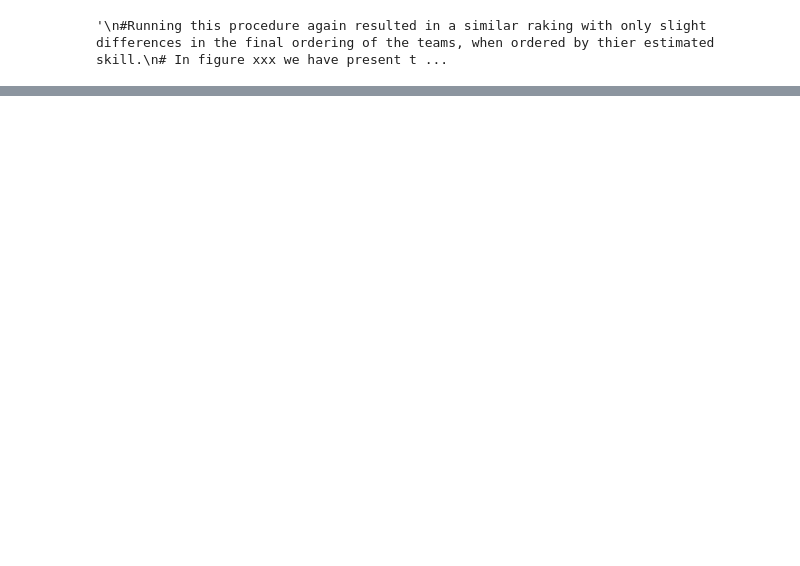
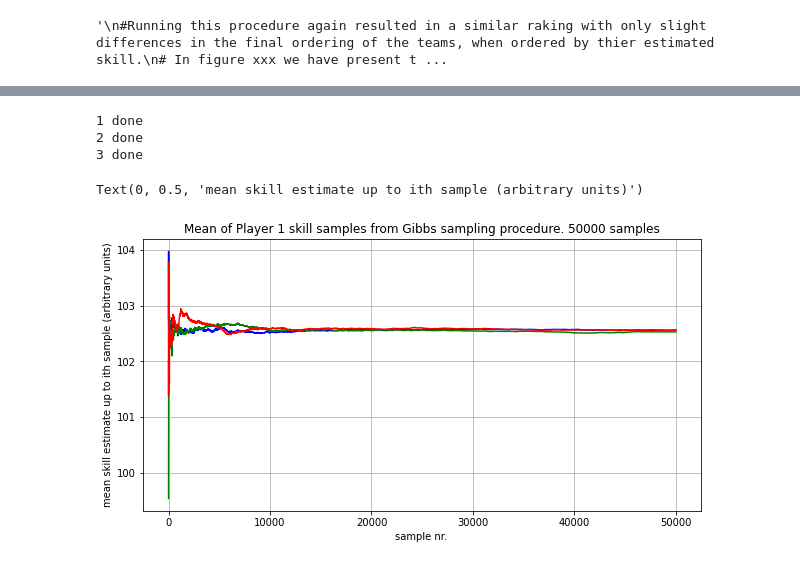
Before and after one commit to MohammedAlJaff/adv_prob_ml_mini_project_2020, a Jupyter notebook: MiniP Q4-5-6.ipynb, the cells around one changed output, grey strips where cells are left out. Cells and saved outputs as stored; diff of their text form; code cells hidden in the pictures; blank space fills up the shorter version.

```diff
--- a/MiniP Q4-5-6.ipynb
+++ b/MiniP Q4-5-6.ipynb
@@ -346,35 +319,47 @@ s_obs_1, t_obs_1 = gibbs_sampler(L=nr_of_samples,
                              player_1_stats=player_1_stats,
                              player_2_stats=player_2_stats,
                              t_game=match_outcome)
+print('1 done')
 
 s_obs_2, t_obs_2 = gibbs_sampler(L=nr_of_samples,
                              player_1_stats=player_1_stats,
                              player_2_stats=player_2_stats,
                              t_game=match_outcome)
+print('2 done')
 
 s_obs_3, t_obs_3 = gibbs_sampler(L=nr_of_samples,
                              player_1_stats=player_1_stats,
                              player_2_stats=player_2_stats,
                              t_game=match_outcome)
+print('3 done')
+# %% [output]
+1 done
+2 done
+3 done
 # %%
 
 #plotting mean of all observed values up until the i'th obs
 
 mean_vector_1 = np.cumsum(s_obs_1[:,0])/(np.array(list(range(len(s_obs_1[:,0]))))+1)
 mean_vector_2 = np.cumsum(s_obs_2[:,0])/(np.array(list(range(len(s_obs_2[:,0]))))+1)
 mean_vector_3 = np.cumsum(s_obs_3[:,0])/(np.array(list(range(len(s_obs_3[:,0]))))+1)
 
 plt.figure(figsize=[10,5])
 plt.grid()
 plt.plot(mean_vector_1, color='blue')
 plt.plot(mean_vector_2, color='green')
 plt.plot(mean_vector_3, color='red')
-
+plt.title('Mean of Player 1 skill samples from Gibbs sampling procedure. 50000 samples')
+plt.xlabel('sample nr. ')
+plt.ylabel('mean skill estimate up to ith sample (arbitrary units)')
 # Notes: All three samples tend to converge on the same value eventually with seemingly smaller and smaller variance as i-> inf
 # We observe that given only a single run of 50000 gibbs samples would lead us to a lower burn in (around 1000 based only on
 # the 'blue observations'). This makes us conclude that a suitble burn in rate should be estimated by analysing serveral runs and
 # at several length to be assured of both converegance to the same dist (based on some param estimate from the sample) but also determine a
 # global suitable burn-in value.
+# %% [output]
+Text(0, 0.5, 'mean skill estimate up to ith sample (arbitrary units)')
+[figure, added]
 # %%
 # Q.4a
 
```
Also changed, not shown: parts of 12 cells of this notebook, 8 other files.
